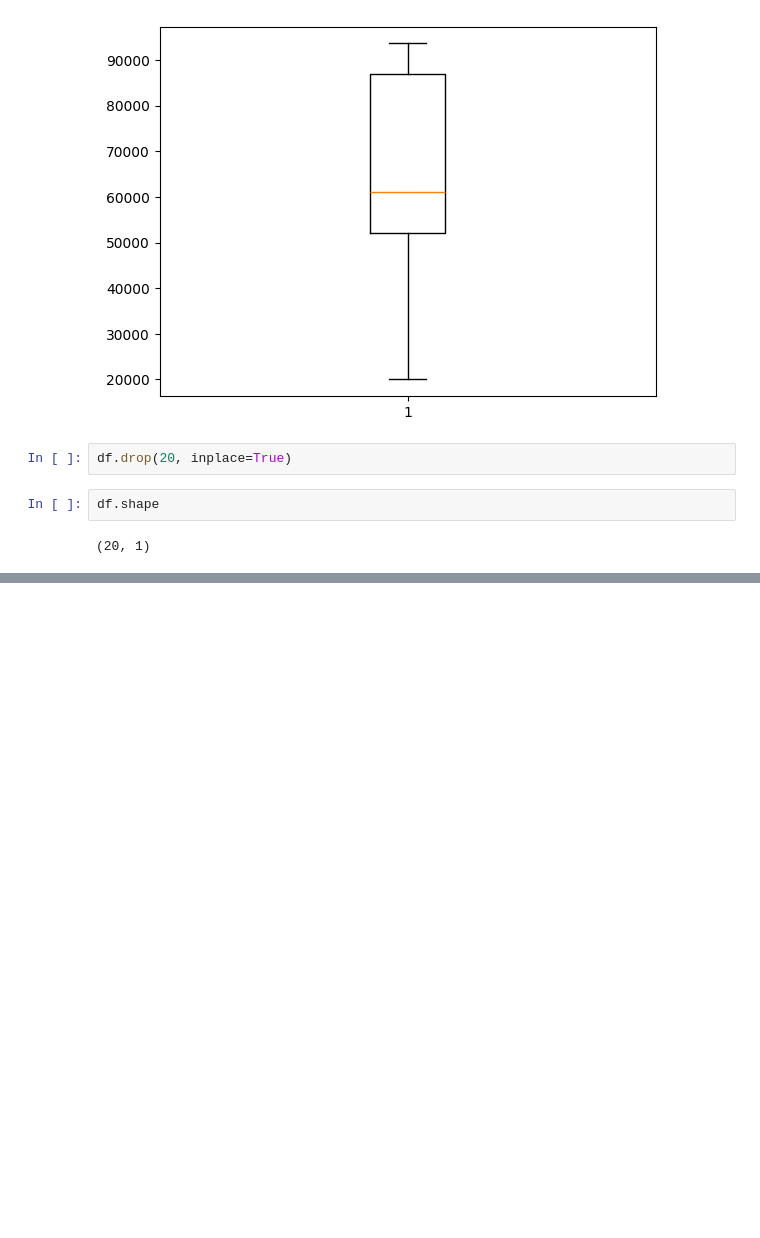
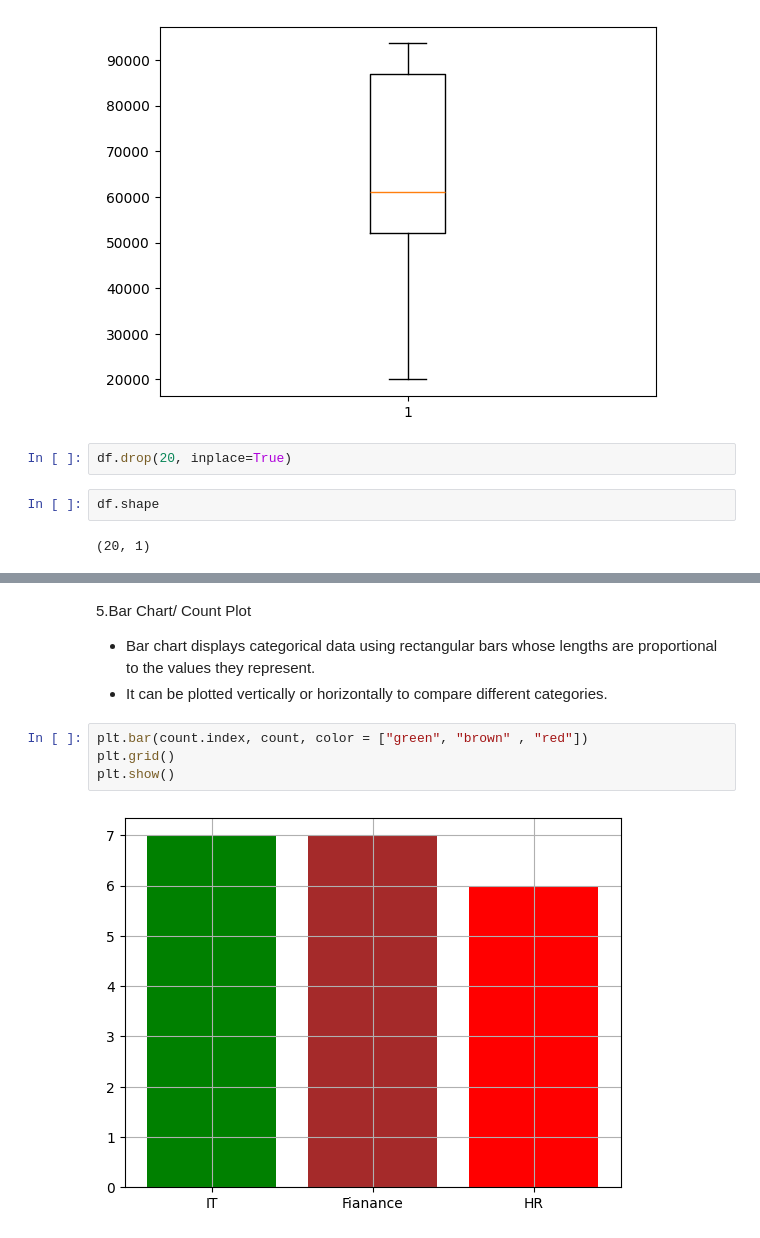
Before and after one commit to MohdAffan27/AI-Learning-Journey, a Jupyter notebook: 04_MATPLOTLIB/Matplotlib_Tutorial.ipynb, the cells around one changed output, grey strips where cells are left out. Drawn from its saved outputs; the diff is of its cells as text; blank space fills up the shorter version.

```diff
--- a/04_MATPLOTLIB/Matplotlib_Tutorial.ipynb
+++ b/04_MATPLOTLIB/Matplotlib_Tutorial.ipynb
@@ -99,0 +157,12 @@ df.shape
+# %% [markdown]
+5.Bar Chart/ Count Plot
+
+
+*   Bar chart displays categorical data using rectangular bars whose lengths are proportional to the values they represent.
+*   It can be plotted vertically or horizontally to compare different categories.
+# %%
+plt.bar(count.index, count, color = ["green", "brown" , "red"])
+plt.grid()
+plt.show()
+# %% [output]
+[figure, added]
```
Also changed, not shown: parts of 12 cells of this notebook.
